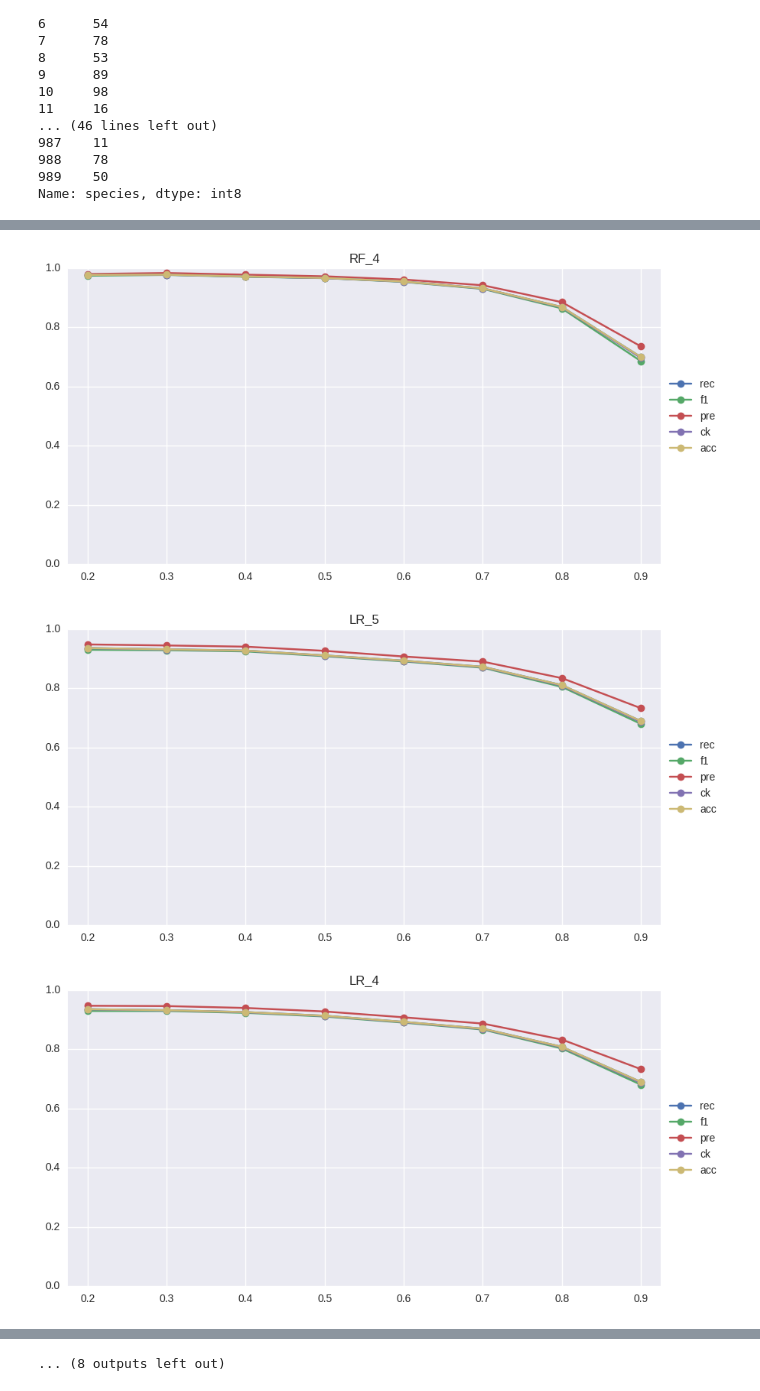
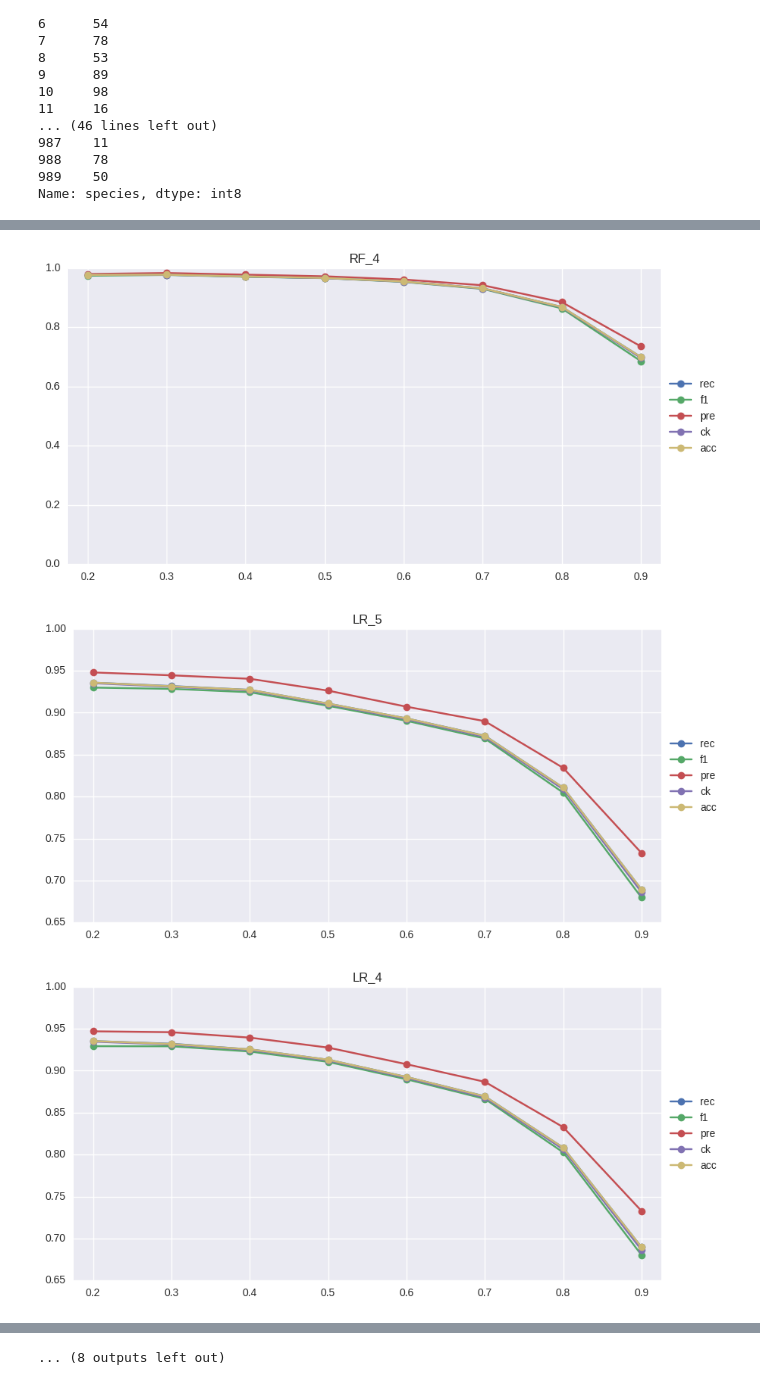
Before and after one commit to geoHeil/tuWienBusinessIntelligence, a Jupyter notebook: ue1/02_classification.ipynb, the cells around one changed output, grey strips where cells are left out. Saved outputs shown, nothing was run; the diff lists cells and outputs as text; code cells hidden in the pictures.

Commit message:
Plots hinzugefügt, Parameter

```diff
--- a/ue1/02_classification.ipynb
+++ b/ue1/02_classification.ipynb
@@ -180,35 +180,39 @@ for s in sizes:
 # %%
 from IPython.core.pylabtools import figsize
 import matplotlib.pyplot as plt
 import seaborn as sns
 
 for model in classifiers.keys():
     results = pd.DataFrame(columns=measures)
 
     for i in range(0,len(cl)):
         res = [np.mean(cl[i][model][measure]) for measure in measures.keys()]
         results.loc[sizes[i]] = res
 
     figsize(10, 5)
     ax = plt.subplot(111)
 
     ind = np.arange(results.shape[0])
     width = 0.2
     l = ax.plot(ind, results, "-o")
     plt.legend(iter(l), results.columns.tolist(), loc='center left', bbox_to_anchor=(1, 0.5))
     ax.set_xlim([-0.25, ind[-1]+.25])
     ax.set_xticks(ind)
     ax.set_xticklabels(results.index)
-    ax.set_ylim([0,1])
+
+    if (model.startswith("LR")):
+        ax.set_ylim([0.65,1])
+    else:
+        ax.set_ylim([0,1])
     plt.title(model)
 
     plt.savefig("plots/" + model + ".png")
     plt.show()
 # %% [output]
 [figure]
 [figure]
-[figure, old version]
+[figure, new version]
-[figure, old version]
+[figure, new version]
 [figure]
 [figure]
 [figure]
```
Also changed, not shown: parts of 2 cells of this notebook, 3 other files.
